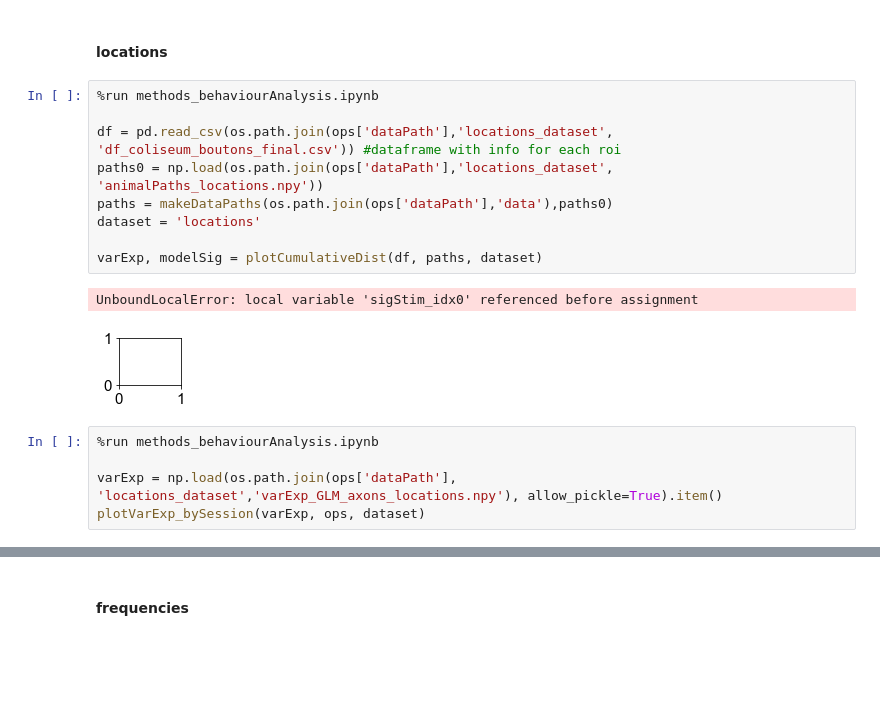
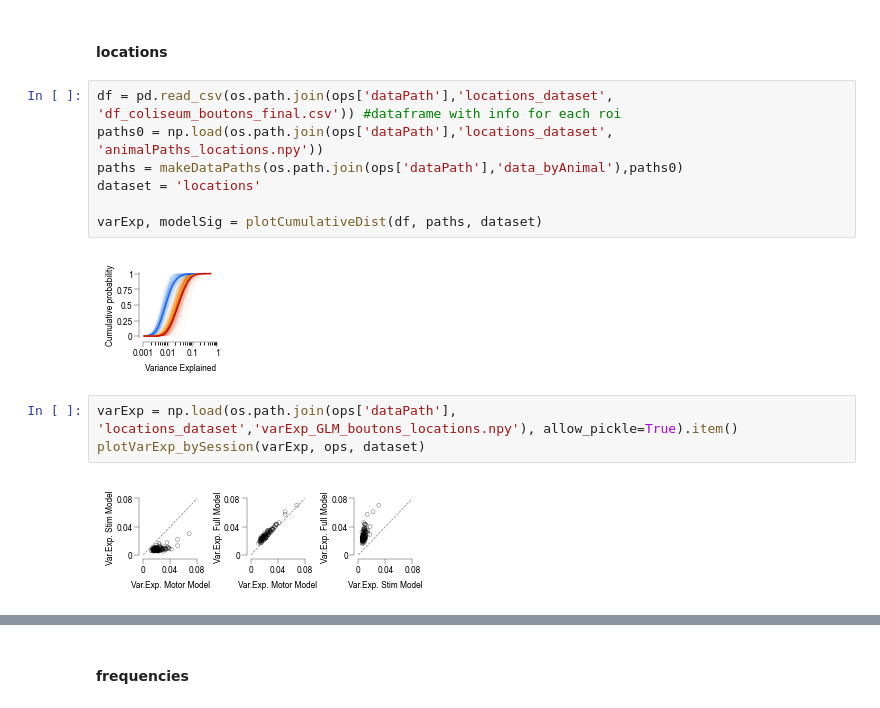
Before and after one commit to Iacaruso-lab/AC-VC-paper, a Jupyter notebook: makePaperFigures_main.ipynb, the cells around one changed output, grey strips where cells are left out. Saved outputs shown, nothing was run; the diff lists cells and outputs as text; blank space fills up the shorter version.

```diff
--- a/makePaperFigures_main.ipynb
+++ b/makePaperFigures_main.ipynb
@@ -552,20 +552,17 @@ plotFaceMotionDecoders(ops)
 # %% [markdown]
 #### locations
 # %%
-%run methods_behaviourAnalysis.ipynb
-
 df = pd.read_csv(os.path.join(ops['dataPath'],'locations_dataset', 'df_coliseum_boutons_final.csv')) #dataframe with info for each roi
 paths0 = np.load(os.path.join(ops['dataPath'],'locations_dataset', 'animalPaths_locations.npy'))
-paths = makeDataPaths(os.path.join(ops['dataPath'],'data'),paths0)
+paths = makeDataPaths(os.path.join(ops['dataPath'],'data_byAnimal'),paths0)
 dataset = 'locations'
 
 varExp, modelSig = plotCumulativeDist(df, paths, dataset)
 # %% [output]
-UnboundLocalError: local variable 'sigStim_idx0' referenced before assignment
-[figure, old version]
+[figure, new version]
 # %%
-%run methods_behaviourAnalysis.ipynb
-
-varExp = np.load(os.path.join(ops['dataPath'], 'locations_dataset','varExp_GLM_axons_locations.npy'), allow_pickle=True).item()
+varExp = np.load(os.path.join(ops['dataPath'], 'locations_dataset','varExp_GLM_boutons_locations.npy'), allow_pickle=True).item()
 plotVarExp_bySession(varExp, ops, dataset)
+# %% [output]
+[figure, added]
 # %%
```
Also changed, not shown: parts of 22 cells of this notebook.
